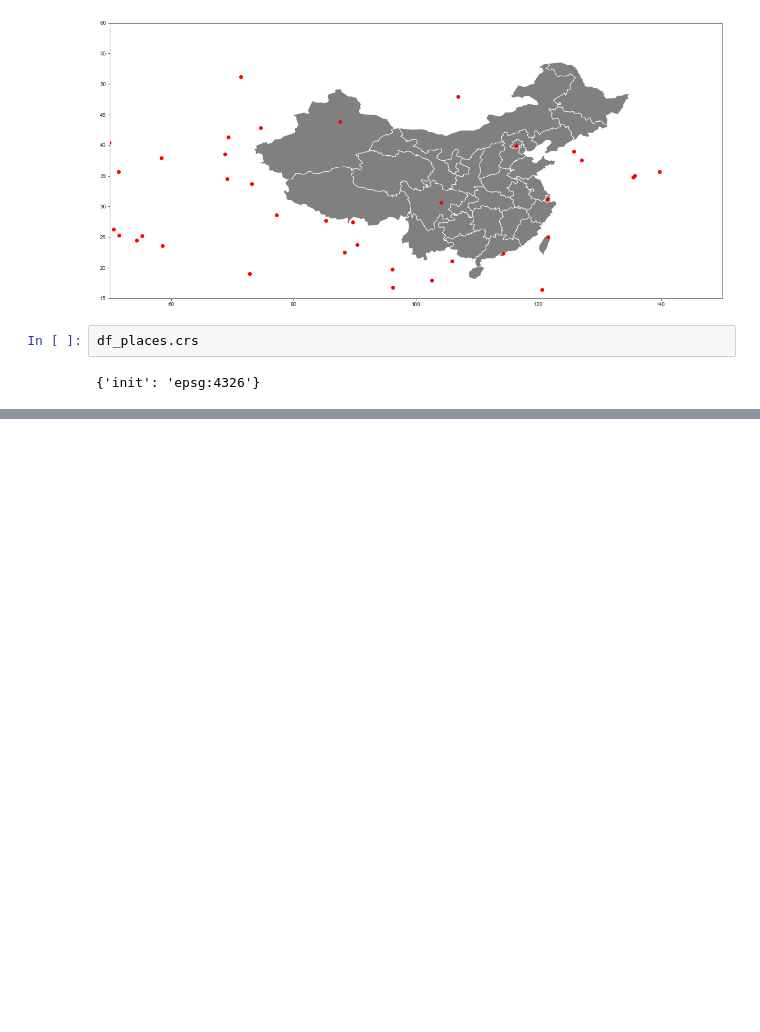
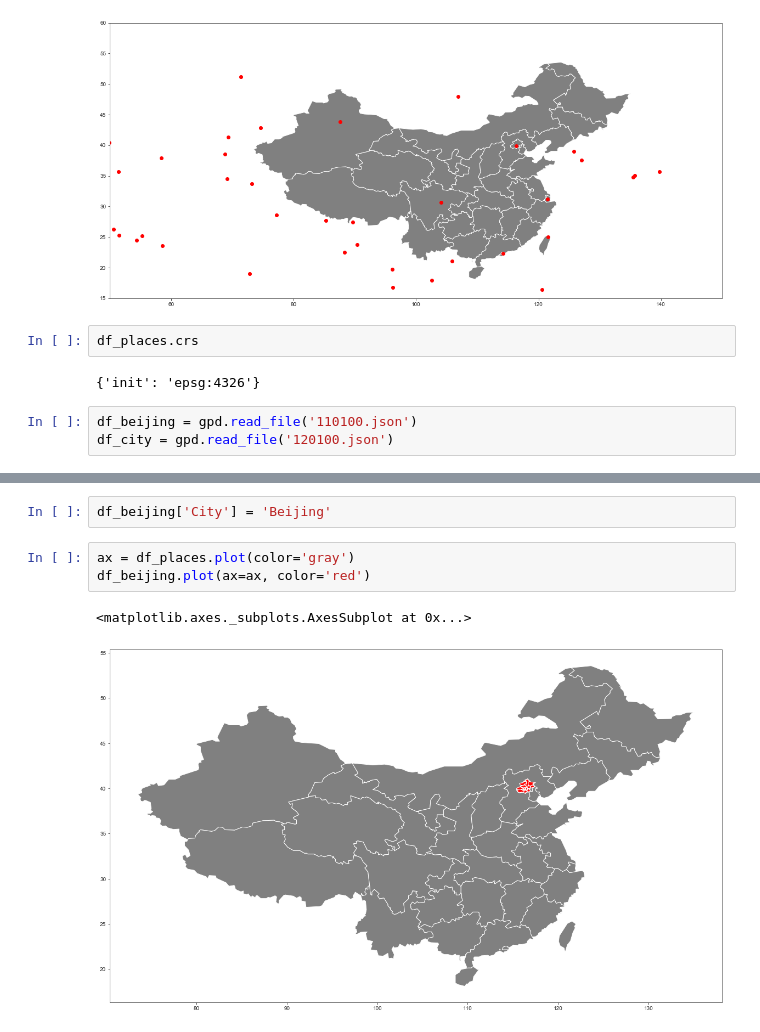
Before and after one commit to simprism/china-population-map, a Jupyter notebook: china-map.ipynb, the cells around one changed output, grey strips where cells are left out. Saved outputs shown, nothing was run; the diff lists cells and outputs as text; blank space fills up the shorter version.

Commit message:
added Beijing data

```diff
--- a/china-map.ipynb
+++ b/china-map.ipynb
@@ -221,3 +222,6 @@ ax.set(xlim=([50, 150]), ylim=([15, 60]))
 df_places.crs
 # %% [output]
 {'init': 'epsg:4326'}
+# %%
+df_beijing = gpd.read_file('110100.json')
+df_city = gpd.read_file('120100.json')
@@ -223,0 +246,8 @@ df_places.crs
+# %%
+df_beijing['City'] = 'Beijing'
+# %%
+ax = df_places.plot(color='gray')
+df_beijing.plot(ax=ax, color='red')
+# %% [output]
+<matplotlib.axes._subplots.AxesSubplot at 0x...>
+[figure, added]
```
Also changed, not shown: parts of 2 cells of this notebook.
